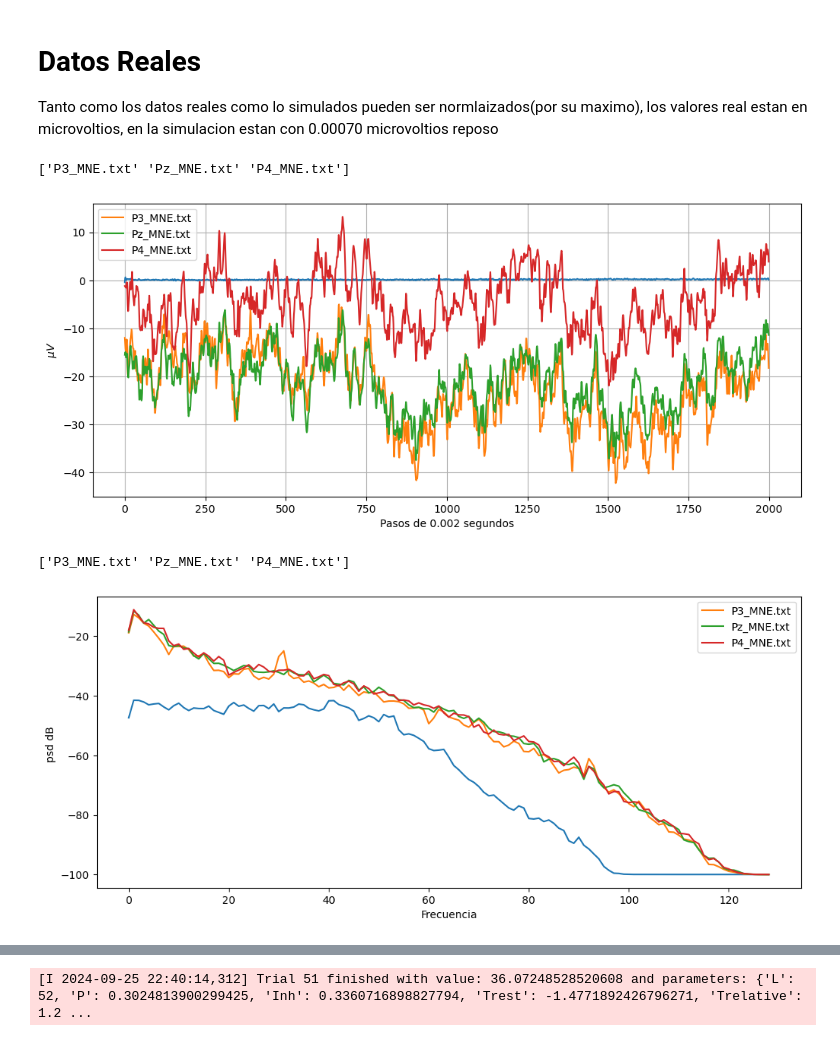
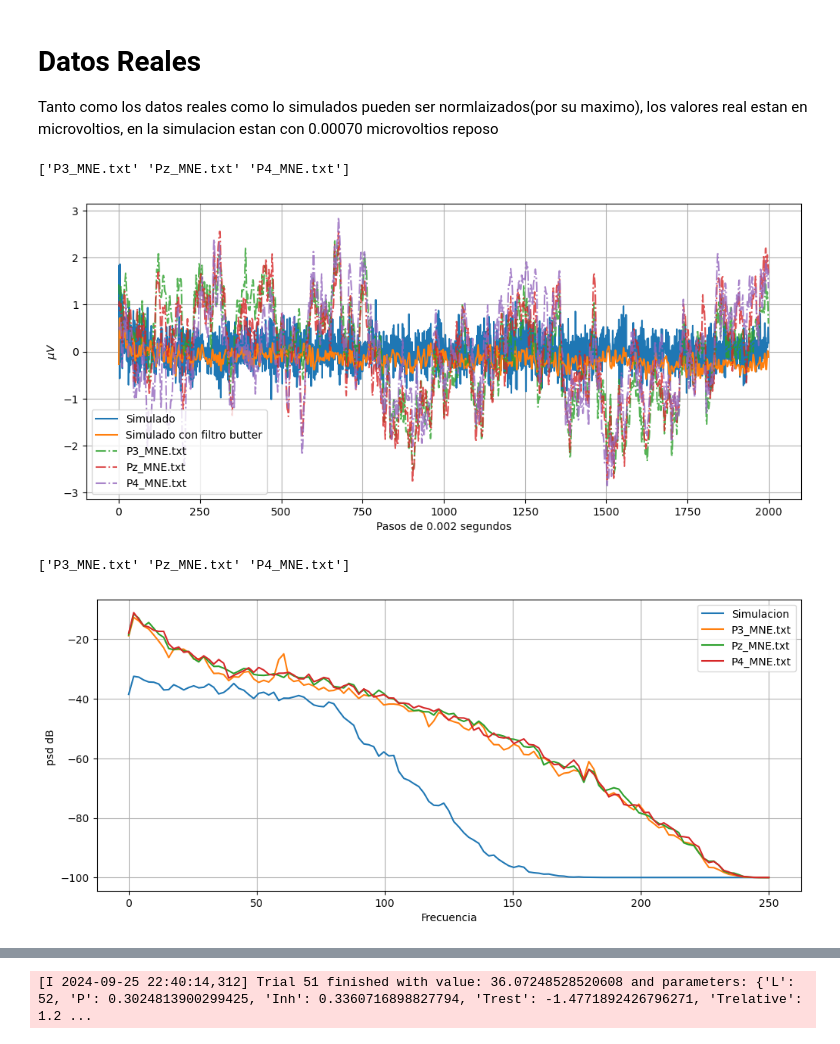
Before and after one commit to juanmillan03/Tesis-CA, a Jupyter notebook: Codigos/V5_G(NP)_python/main.ipynb, the cells around one changed output, grey strips where cells are left out. Cells and saved outputs as stored; diff of their text form; code cells hidden in the pictures.

```diff
--- a/Codigos/V5_G(NP)_python/main.ipynb
+++ b/Codigos/V5_G(NP)_python/main.ipynb
@@ -108,7 +108,7 @@ def Random_bi(L,  P,  Inh):
     return matrix
 # %%
 low_cutoff = 0.01  # Low cut-off frequency (Hz)
-high_cutoff = 100.0  # High cut-off frequency (Hz)
+high_cutoff = 80.0  # High cut-off frequency (Hz)
 order = 4  # Order of the filter
 sampling_rate_equipo= 500
 b, a = signal.butter(order, [low_cutoff / (0.5 * sampling_rate_equipo), high_cutoff / (0.5 * sampling_rate_equipo)], btype='band')
@@ -139,12 +139,18 @@ def Simulado_EGG(params):
     lines = resultado_ejecucion.stdout.strip().split('\n')
     data_list = [[float(num) for num in line.split()] for line in lines]
     data = np.array(data_list)[30:,1]
+
     data=(data - np.mean(data)) / np.std(data)
+
     n_samples_resampled = int(len(data) * (fs/sampling_rate))
     data_resampled = signal.resample(data, n_samples_resampled)
+
     butter = signal.filtfilt(b, a,data_resampled)
+
     frequencies, psd = signal.welch(butter, fs, nperseg=nperseg, noverlap=noverlap)
     frequencies=np.array(frequencies)
+
+
     welch_data = np.array([10 * np.log10(psd[i]+ 1e-10) for i in range(len(frequencies))])
 
     delta = welch_data[np.logical_and(frequencies >= 1, frequencies <= 3)]
@@ -153,8 +159,8 @@ def Simulado_EGG(params):
     beta = welch_data[np.logical_and(frequencies >= 14, frequencies <= 30)]
 
     return {
-        'data': data,"data_resample":data_resampled,"butter": butter,"welch_data":welch_data,
-        "frequencies": frequencies,
+        'data': data,"data_resample":data_resampled,"butter": butter,
+        "frequencies": frequencies,"welch_data":welch_data,
         'delta':[delta.mean(),delta.std()],
         'theta':[theta.mean(), theta.std()],
         'alpha':[ alpha.mean(),alpha.std()],
@@ -168,6 +174,7 @@ def Simulado_EGG(params):
 def Datos_reales(nombres):
     Datos = np.empty(len(nombres), dtype=object)
     welch_datos = np.empty(len(nombres), dtype=object)
+    Frequencies = np.empty(len(nombres), dtype=object)
     Delta = np.empty(len(nombres), dtype=object)
     Theta = np.empty(len(nombres), dtype=object)
     Alpha = np.empty(len(nombres), dtype=object)
@@ -181,15 +188,16 @@ def Datos_reales(nombres):
     main_Beta = np.zeros(2)
     for i, nombre in enumerate(nombres):
         Nombres[i]=nombre
+
+
+
         data = np.loadtxt(nombre)*1e6
         data=(data - np.mean(data)) / np.std(data)
         Datos[i]=data
 
 
         frequencies, psd = signal.welch(data, fs, nperseg=nperseg, noverlap=noverlap)
-
-
-        frequencies=np.array(frequencies)
+        Frequencies[i]=frequencies=np.array(frequencies)
 
         welch_data = np.array([10 * np.log10(psd[i]+ 1e-10) for i in range(len(frequencies))])
         welch_datos[i]=welch_data
@@ -211,7 +219,7 @@ def Datos_reales(nombres):
 
     return {
         "Nombres":Nombres,
-        'datos': Datos,   "welch_data":welch_datos,
+        'datos': Datos, "frequencies": Frequencies,  "welch_data":welch_datos,
         'delta':Delta,'theta':Theta,'alpha':Alpha,'beta':Beta,
         'main_Delta': main_Delta,'main_Theta':main_Theta,"main_Alpha":main_Alpha,"main_Beta":main_Beta
     }
@@ -224,36 +232,37 @@ reales_total = Datos_reales(["P3_MNE.txt","Pz_MNE.txt","P4_MNE.txt"])
 # %%
 fig, ax = plt.subplots(figsize=[12, 5])
 
 print(reales_total["Nombres"])
-ax.plot(generated_data["butter"])
+ax.plot(generated_data["data_resample"],label="Simulado")
+ax.plot(generated_data["butter"],label="Simulado con filtro butter")
 for i in range(3):
-    ax.plot(reales_total["datos"][i], label=reales_total["Nombres"][i])
+    ax.plot(reales_total["datos"][i],"-.", label=reales_total["Nombres"][i],alpha=0.8)
 
 
 plt.xlabel("Pasos de 0.002 segundos")
 plt.ylabel(r"$\mu V$")
 plt.legend()  # Esto añade una leyenda para identificar cada línea
 plt.grid()
 plt.show()  # Mostrar todos los gráficos en la misma figura
 # %% [output]
 ['P3_MNE.txt' 'Pz_MNE.txt' 'P4_MNE.txt']
-[figure, old version]
+[figure, new version]
 # %%
 fig, ax = plt.subplots(figsize=[12, 5])
 
 print(reales_total["Nombres"])
-ax.plot(generated_data["welch_data"])
+ax.plot(generated_data["frequencies"],generated_data["welch_data"],label="Simulacion")
 for i in range(3):
-    ax.plot(reales_total["welch_data"][i], label=reales_total["Nombres"][i])
-
+    ax.plot(reales_total["frequencies"][i],reales_total["welch_data"][i], label=reales_total["Nombres"][i])
 
 plt.xlabel("Frecuencia")
 plt.ylabel("psd dB ")
+plt.grid()
 plt.legend()  # Esto añade una leyenda para identificar cada línea
 plt.show()  # Mostrar todos los gráficos en la misma figura
 # %% [output]
 ['P3_MNE.txt' 'Pz_MNE.txt' 'P4_MNE.txt']
-[figure, old version]
+[figure, new version]
 # %%
 
 reales=reales_total["main_Delta"]+reales_total["main_Theta"]+reales_total["main_Alpha"]+reales_total["main_Beta"]
```
Also changed, not shown: parts of 1 cell of this notebook, 4 other files.
